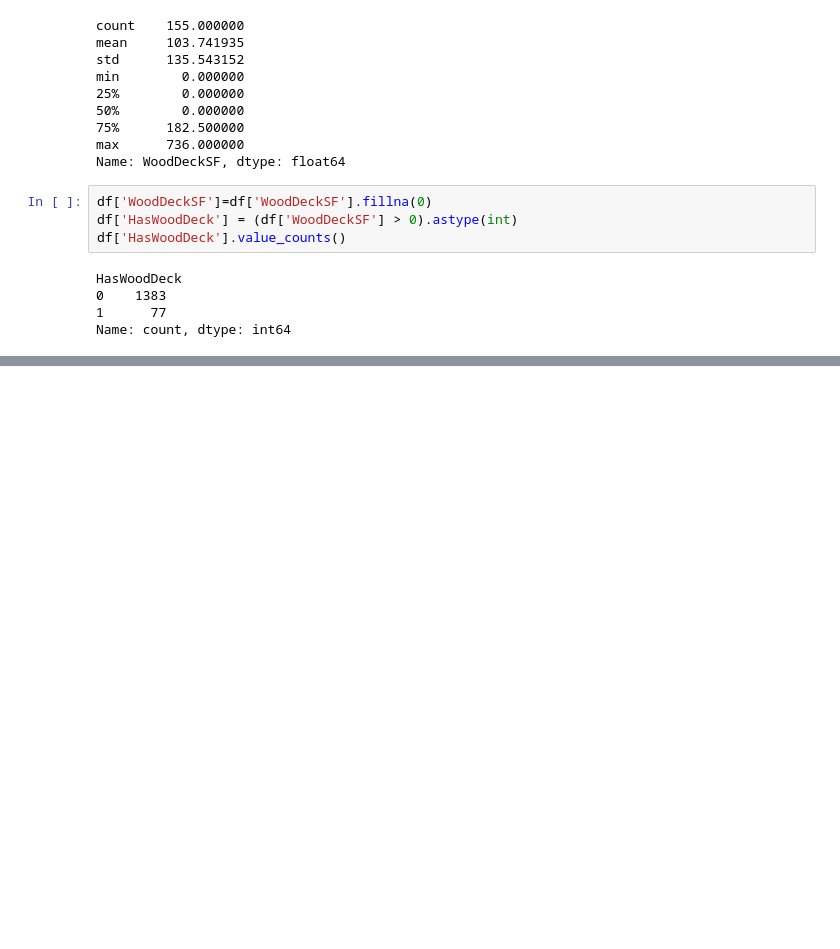
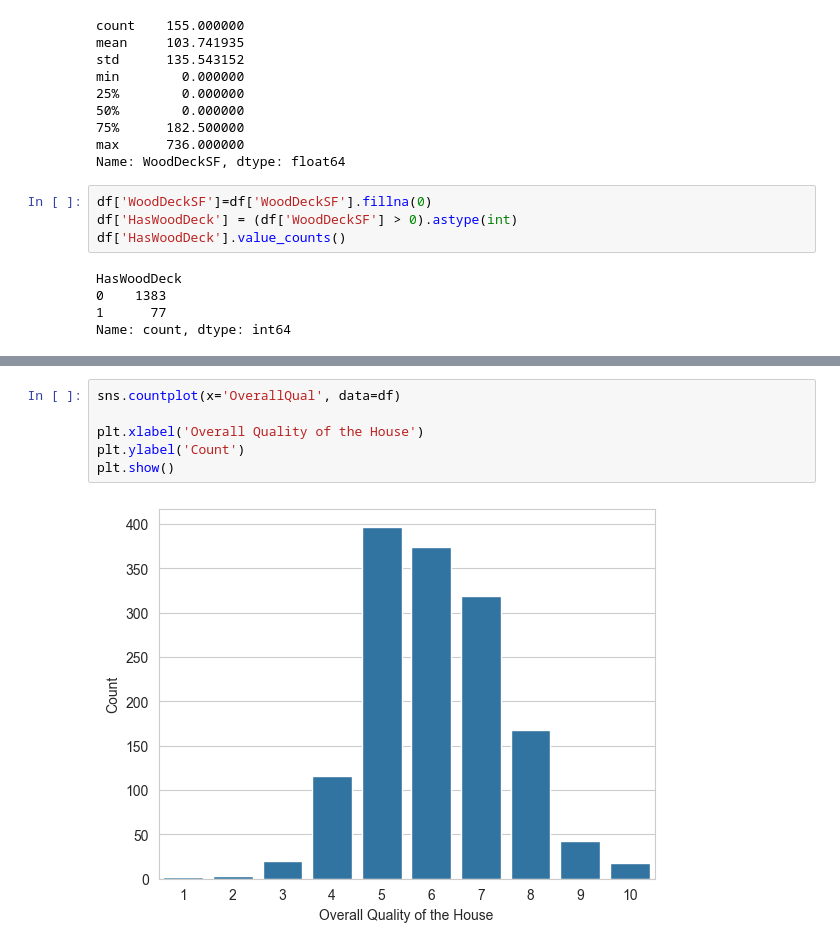
Before and after one commit to hisarciklilar/heritage-housing-issues, a Jupyter notebook: jupyter_notebooks/04_Data_Transformations.ipynb, the cells around one changed output, grey strips where cells are left out. Cells and saved outputs as stored; diff of their text form; blank space fills up the shorter version.

```diff
--- a/jupyter_notebooks/04_Data_Transformations.ipynb
+++ b/jupyter_notebooks/04_Data_Transformations.ipynb
@@ -1044,0 +1078,8 @@ Name: count, dtype: int64
+# %%
+sns.countplot(x='OverallQual', data=df)
+
+plt.xlabel('Overall Quality of the House')
+plt.ylabel('Count')
+plt.show()
+# %% [output]
+[figure, added]
```
Also changed, not shown: parts of 11 cells of this notebook.
